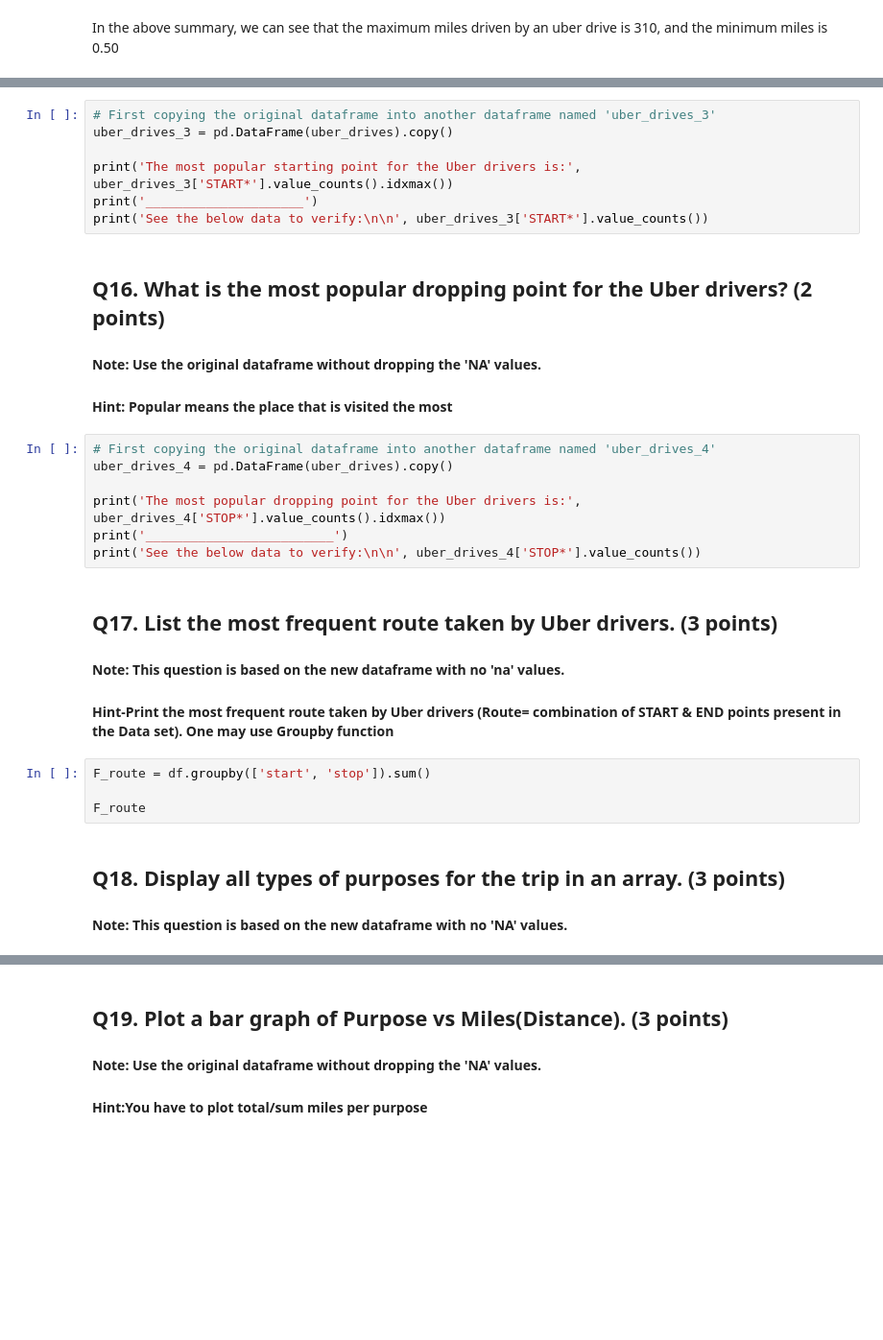
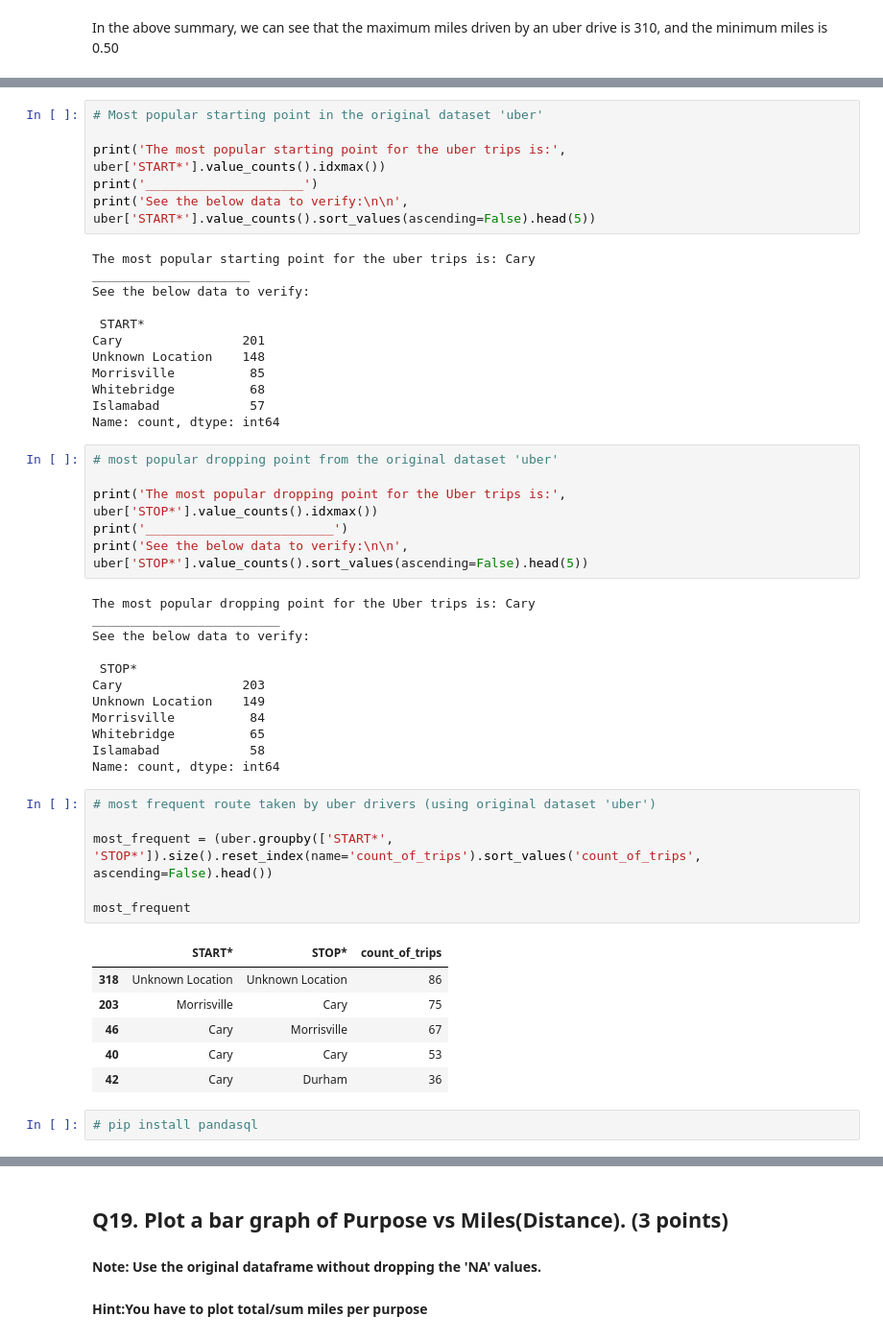
Before and after one commit to shubhanalytics/PGPDSBA-Projects, a Jupyter notebook: Proj.01 - Python for Data Analysis/Uber Drive.ipynb, the cells around one changed output, grey strips where cells are left out. Shown at 96% size. Drawn from its saved outputs; the diff is of its cells as text; blank space fills up the shorter version.

```diff
--- a/Proj.01 - Python for Data Analysis/Uber Drive.ipynb
+++ b/Proj.01 - Python for Data Analysis/Uber Drive.ipynb
@@ -194,30 +278,51 @@ uber_trips_SF.value_counts()   # summing up all the numerical columns of the dat
 # %%
-# First copying the original dataframe into another dataframe named 'uber_drives_3'
-uber_drives_3 = pd.DataFrame(uber_drives).copy()
+# Most popular starting point in the original dataset 'uber'
 
-print('The most popular starting point for the Uber drivers is:', uber_drives_3['START*'].value_counts().idxmax())
+print('The most popular starting point for the uber trips is:', uber['START*'].value_counts().idxmax())
 print('_____________________')
-print('See the below data to verify:\n\n', uber_drives_3['START*'].value_counts())
+print('See the below data to verify:\n\n', uber['START*'].value_counts().sort_values(ascending=False).head(5))
+# %% [output]
+The most popular starting point for the uber trips is: Cary
+_____________________
+See the below data to verify:
+
+ START*
+Cary                201
+Unknown Location    148
+Morrisville          85
+Whitebridge          68
+Islamabad            57
+Name: count, dtype: int64
-# %% [markdown]
-## Q16. What is the most popular dropping point for the Uber drivers? (2 points)
-#### Note: Use the original dataframe without dropping the 'NA' values.
-
-#### Hint: Popular means the place that is visited the most
 # %%
-# First copying the original dataframe into another dataframe named 'uber_drives_4'
-uber_drives_4 = pd.DataFrame(uber_drives).copy()
+# most popular dropping point from the original dataset 'uber'
 
-print('The most popular dropping point for the Uber drivers is:', uber_drives_4['STOP*'].value_counts().idxmax())
+print('The most popular dropping point for the Uber trips is:', uber['STOP*'].value_counts().idxmax())
 print('_________________________')
-print('See the below data to verify:\n\n', uber_drives_4['STOP*'].value_counts())
+print('See the below data to verify:\n\n', uber['STOP*'].value_counts().sort_values(ascending=False).head(5))
+# %% [output]
+The most popular dropping point for the Uber trips is: Cary
+_________________________
+See the below data to verify:
+
+ STOP*
+Cary                203
+Unknown Location    149
+Morrisville          84
+Whitebridge          65
+Islamabad            58
+Name: count, dtype: int64
-# %% [markdown]
-## Q17. List the most frequent route taken by Uber drivers. (3 points)
-#### Note: This question is based on the new dataframe with no 'na' values.
-#### Hint-Print the most frequent route taken by Uber drivers (Route= combination of START & END points present in the Data set). One may use Groupby function
-# %%
-F_route = df.groupby(['start', 'stop']).sum()
-
-F_route
-# %% [markdown]
-## Q18. Display all types of purposes for the trip in an array. (3 points)
-#### Note: This question is based on the new dataframe with no 'NA' values.
+# %%
+# most frequent route taken by uber drivers (using original dataset 'uber')
+
+most_frequent = (uber.groupby(['START*', 'STOP*']).size().reset_index(name='count_of_trips').sort_values('count_of_trips', ascending=False).head())
+
+most_frequent
+# %% [output]
+|  | START* | STOP* | count_of_trips |
+| 318 | Unknown Location | Unknown Location | 86 |
+| 203 | Morrisville | Cary | 75 |
+| 46 | Cary | Morrisville | 67 |
+| 40 | Cary | Cary | 53 |
+| 42 | Cary | Durham | 36 |
+# %%
+# pip install pandasql
```
Also changed, not shown: parts of 30 cells of this notebook.
